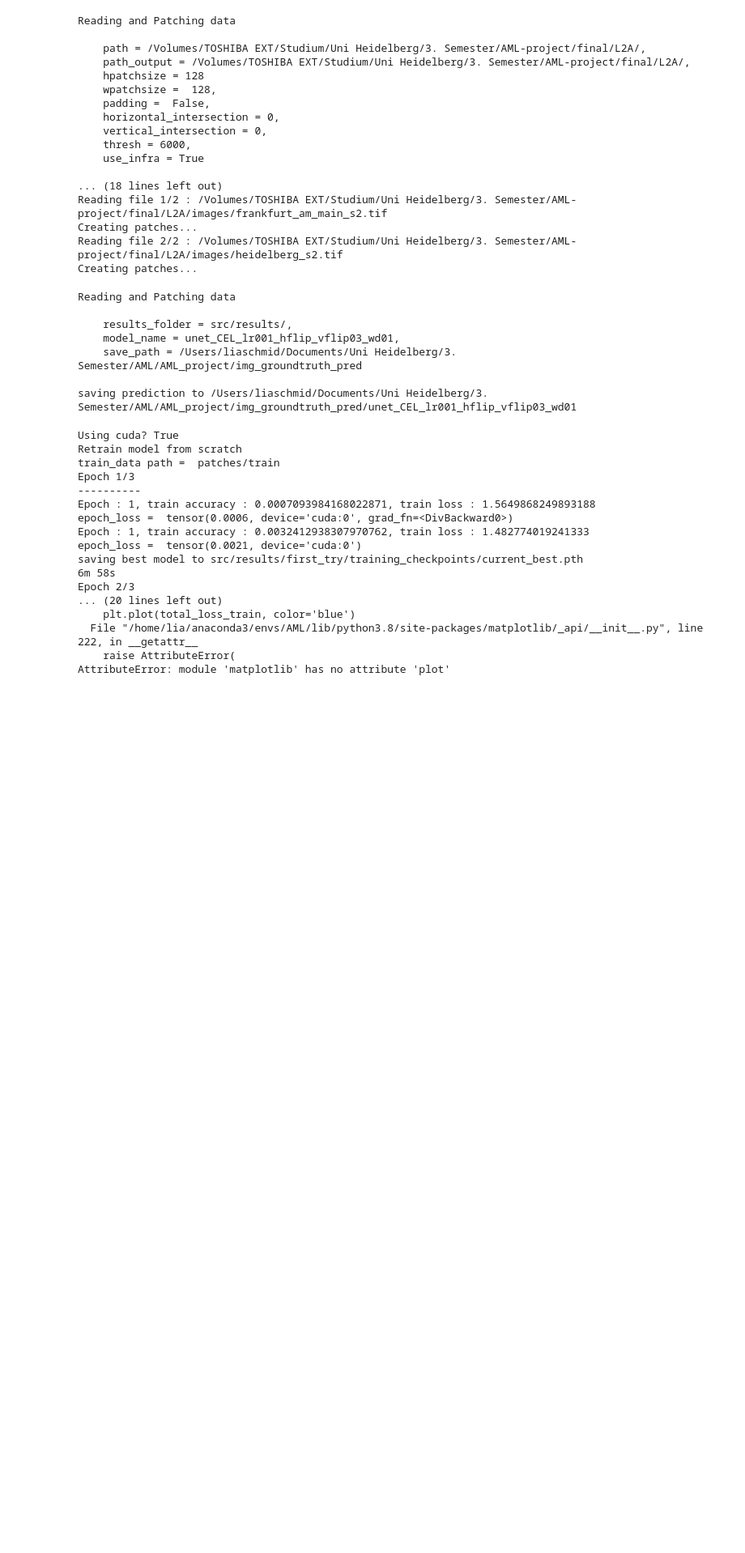
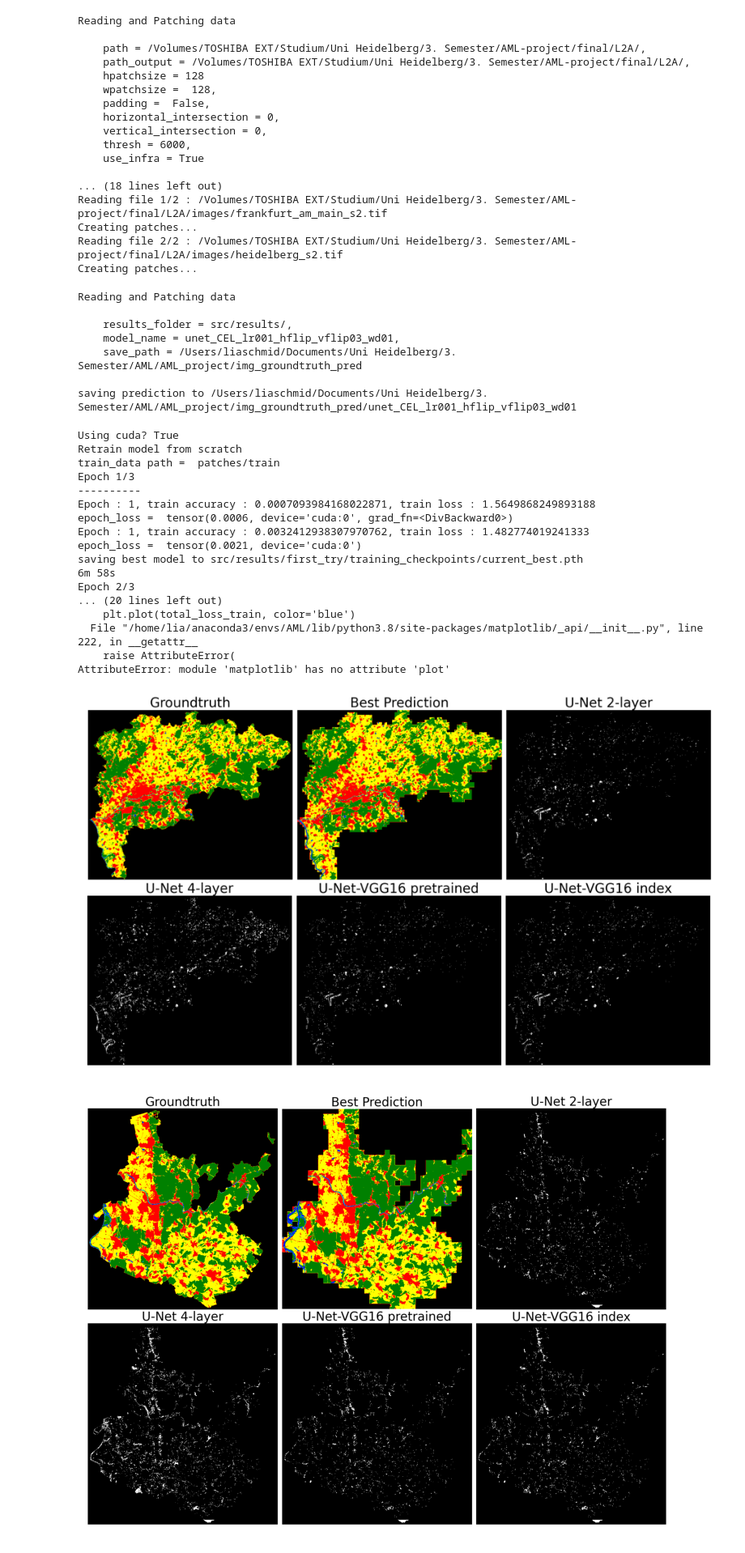
Before and after one commit to cemdaloglu/AML_project, a Jupyter notebook: demo.ipynb, the cells around one changed output. Shown at 81% size. Saved outputs shown, nothing was run; the diff lists cells and outputs as text; code cells hidden in the pictures; blank space fills up the shorter version.

```diff
--- a/demo.ipynb
+++ b/demo.ipynb
@@ -87,3 +87,20 @@ Epoch 2/3
   File "/home/lia/anaconda3/envs/AML/lib/python3.8/site-packages/matplotlib/_api/__init__.py", line 222, in __getattr__
     raise AttributeError(
 AttributeError: module 'matplotlib' has no attribute 'plot'
+# %%
+from PIL import Image
+import matplotlib.pyplot as plt
+frankfurt_seg= Image.open("/Users/liaschmid/Documents/Uni Heidelberg/3. Semester/AML/groundtruth_bestpred_diff_Frankfurt.png")
+plt.figure(figsize = (20,10))
+plt.imshow(frankfurt_seg)
+plt.axis('off')
+plt.show()
+
+heidelberg_seg= Image.open("/Users/liaschmid/Documents/Uni Heidelberg/3. Semester/AML/groundtruth_bestpred_diff_Heidelberg.png")
+plt.figure(figsize = (20,10))
+plt.imshow(heidelberg_seg)
+plt.axis('off')
+plt.show()
+# %% [output]
+[figure, added]
+[figure, added]
```
Also changed, not shown: 3 other files.
